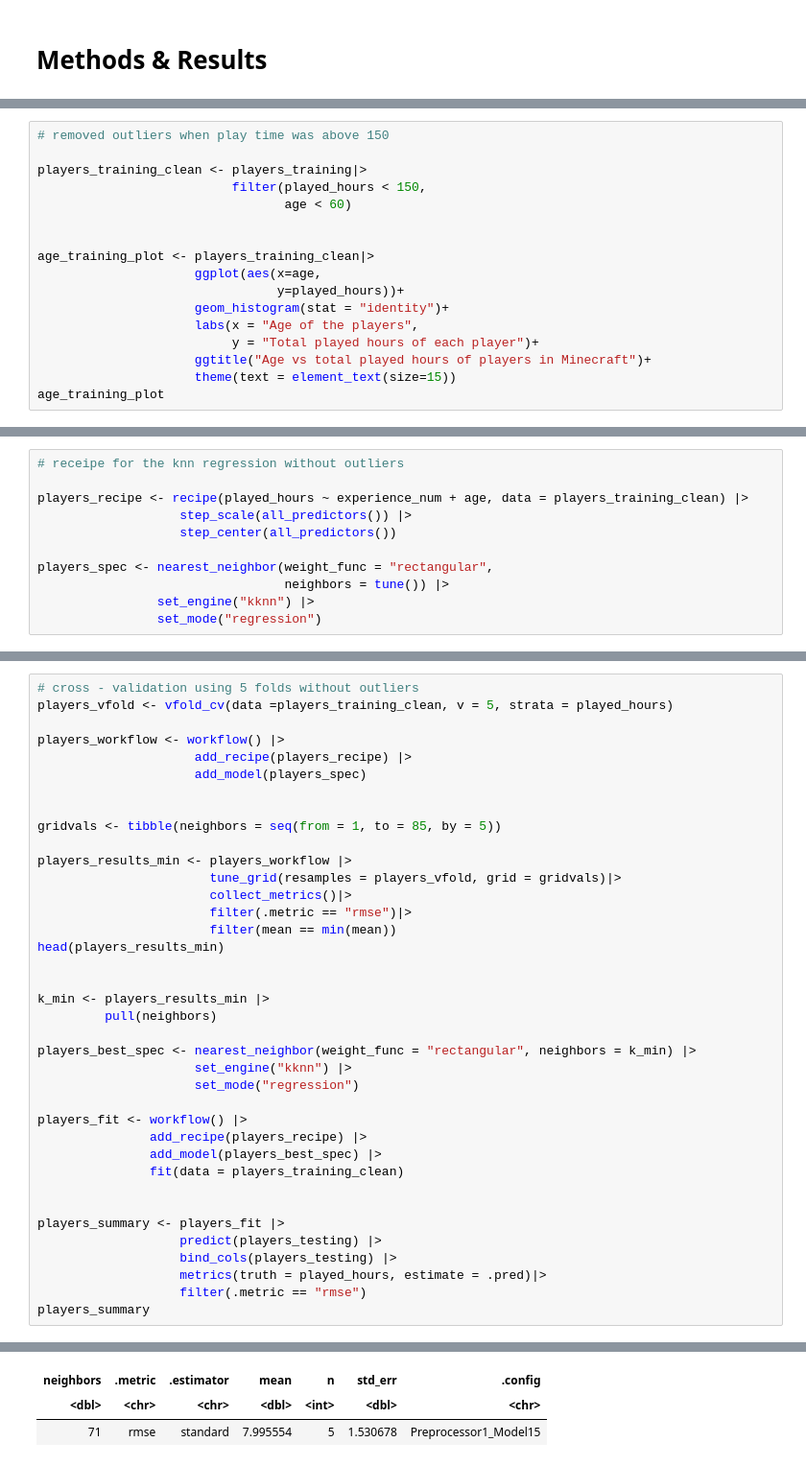
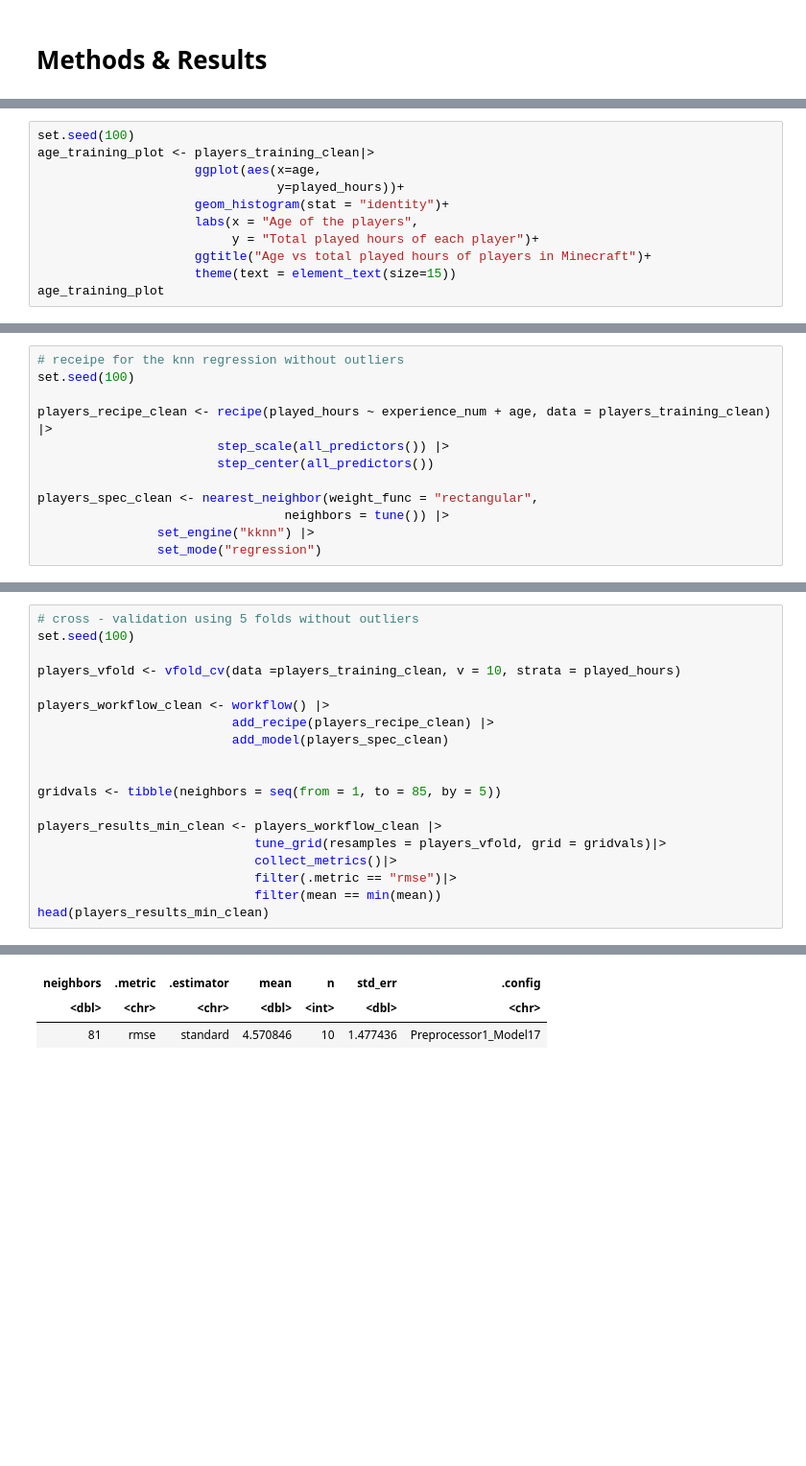
Before and after one commit to janeymhe/dsci-100-project, a Jupyter notebook: final_project.ipynb, the cells around one changed output, grey strips where cells are left out. Shown at 96% size. Cells and saved outputs as stored; diff of their text form; blank space fills up the shorter version.

```diff
--- a/final_project.ipynb
+++ b/final_project.ipynb
@@ -191,11 +247,5 @@ A tibble: 1 × 3
 # %%
-# removed outliers when play time was above 150
-
-players_training_clean <- players_training|>
-                          filter(played_hours < 150,
-                                 age < 60)
-
-
+set.seed(100)
 age_training_plot <- players_training_clean|>
                      ggplot(aes(x=age,
                                 y=played_hours))+
@@ -229,11 +281,12 @@ experience_training_plot
 # %%
 # receipe for the knn regression without outliers
+set.seed(100)
 
-players_recipe <- recipe(played_hours ~ experience_num + age, data = players_training_clean) |>
-                   step_scale(all_predictors()) |>
-                   step_center(all_predictors())
+players_recipe_clean <- recipe(played_hours ~ experience_num + age, data = players_training_clean) |>
+                        step_scale(all_predictors()) |>
+                        step_center(all_predictors())
 
-players_spec <- nearest_neighbor(weight_func = "rectangular",
+players_spec_clean <- nearest_neighbor(weight_func = "rectangular",
                                  neighbors = tune()) |>
                 set_engine("kknn") |>
                 set_mode("regression")
@@ -242,43 +295,24 @@ players_spec <- nearest_neighbor(weight_func = "rectangular",
 # %%
 # cross - validation using 5 folds without outliers
-players_vfold <- vfold_cv(data =players_training_clean, v = 5, strata = played_hours)
+set.seed(100)
 
-players_workflow <- workflow() |>
-                     add_recipe(players_recipe) |>
-                     add_model(players_spec)
+players_vfold <- vfold_cv(data =players_training_clean, v = 10, strata = played_hours)
+
+players_workflow_clean <- workflow() |>
+                          add_recipe(players_recipe_clean) |>
+                          add_model(players_spec_clean)
 
 
 gridvals <- tibble(neighbors = seq(from = 1, to = 85, by = 5))
 
-players_results_min <- players_workflow |>
-                       tune_grid(resamples = players_vfold, grid = gridvals)|>
-                       collect_metrics()|>
-                       filter(.metric == "rmse")|>
-                       filter(mean == min(mean))
-head(players_results_min)
-
-
-k_min <- players_results_min |>
-         pull(neighbors)
-
-players_best_spec <- nearest_neighbor(weight_func = "rectangular", neighbors = k_min) |>
-                     set_engine("kknn") |>
-                     set_mode("regression")
-
-players_fit <- workflow() |>
-               add_recipe(players_recipe) |>
-               add_model(players_best_spec) |>
-               fit(data = players_training_clean)
-
-
-players_summary <- players_fit |>
-                   predict(players_testing) |>
-                   bind_cols(players_testing) |>
-                   metrics(truth = played_hours, estimate = .pred)|>
-                   filter(.metric == "rmse")
-players_summary
+players_results_min_clean <- players_workflow_clean |>
+                             tune_grid(resamples = players_vfold, grid = gridvals)|>
+                             collect_metrics()|>
+                             filter(.metric == "rmse")|>
+                             filter(mean == min(mean))
+head(players_results_min_clean)
 # %% [output]
 A tibble: 1 × 7
 | neighbors | .metric | .estimator | mean | n | std_err | .config |
 | <dbl> | <chr> | <chr> | <dbl> | <int> | <dbl> | <chr> |
-| 71 | rmse | standard | 7.995554 | 5 | 1.530678 | Preprocessor1_Model15 |
+| 81 | rmse | standard | 4.570846 | 10 | 1.477436 | Preprocessor1_Model17 |
```
Also changed, not shown: parts of 47 cells of this notebook.
